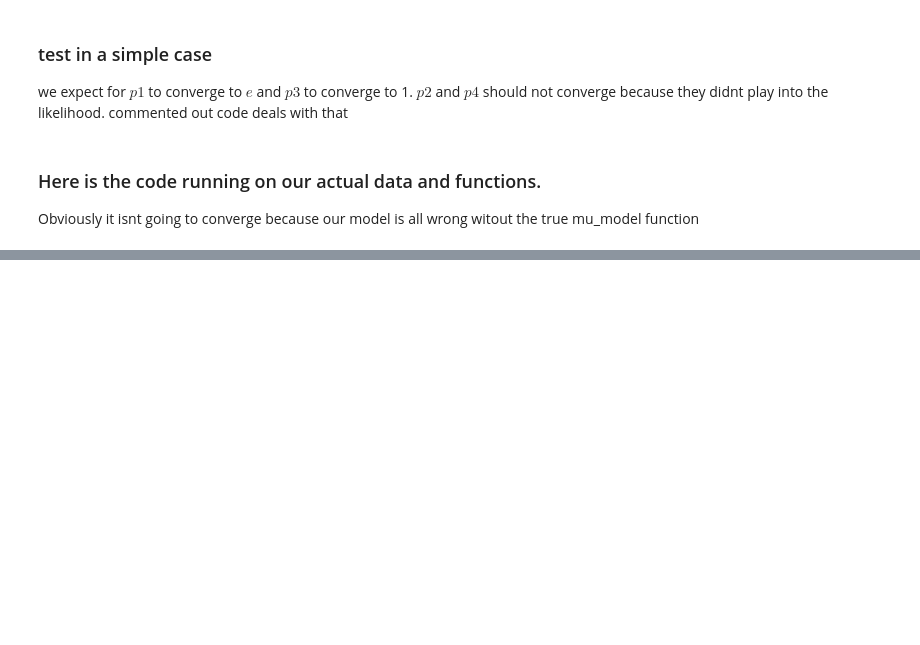
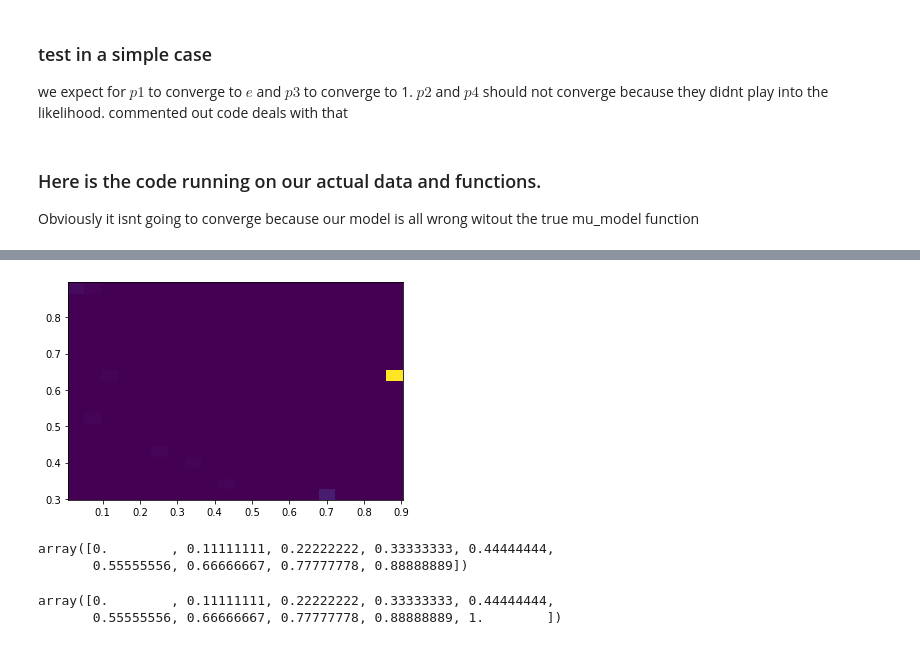
Before and after one commit to baiydaavi/bayesian_inference, a Jupyter notebook: function_and_classes.ipynb, the cells around one changed output, grey strips where cells are left out. Saved outputs shown, nothing was run; the diff lists cells and outputs as text; code cells hidden in the pictures; blank space fills up the shorter version.

```diff
--- a/function_and_classes.ipynb
+++ b/function_and_classes.ipynb
@@ -160,0 +160,15 @@ Text(0.5, 1.0, 'p4')
+# %%
+plt.hist2d(chn[:,0],chn[:,1], bins=20);
+# %% [output]
+[figure, added]
+# %%
+x=np.linspace(0,1,10)
+x[0:-1]
+# %% [output]
+array([0.        , 0.11111111, 0.22222222, 0.33333333, 0.44444444,
+       0.55555556, 0.66666667, 0.77777778, 0.88888889])
+# %%
+x
+# %% [output]
+array([0.        , 0.11111111, 0.22222222, 0.33333333, 0.44444444,
+       0.55555556, 0.66666667, 0.77777778, 0.88888889, 1.        ])
```
Also changed, not shown: parts of 4 cells of this notebook.
